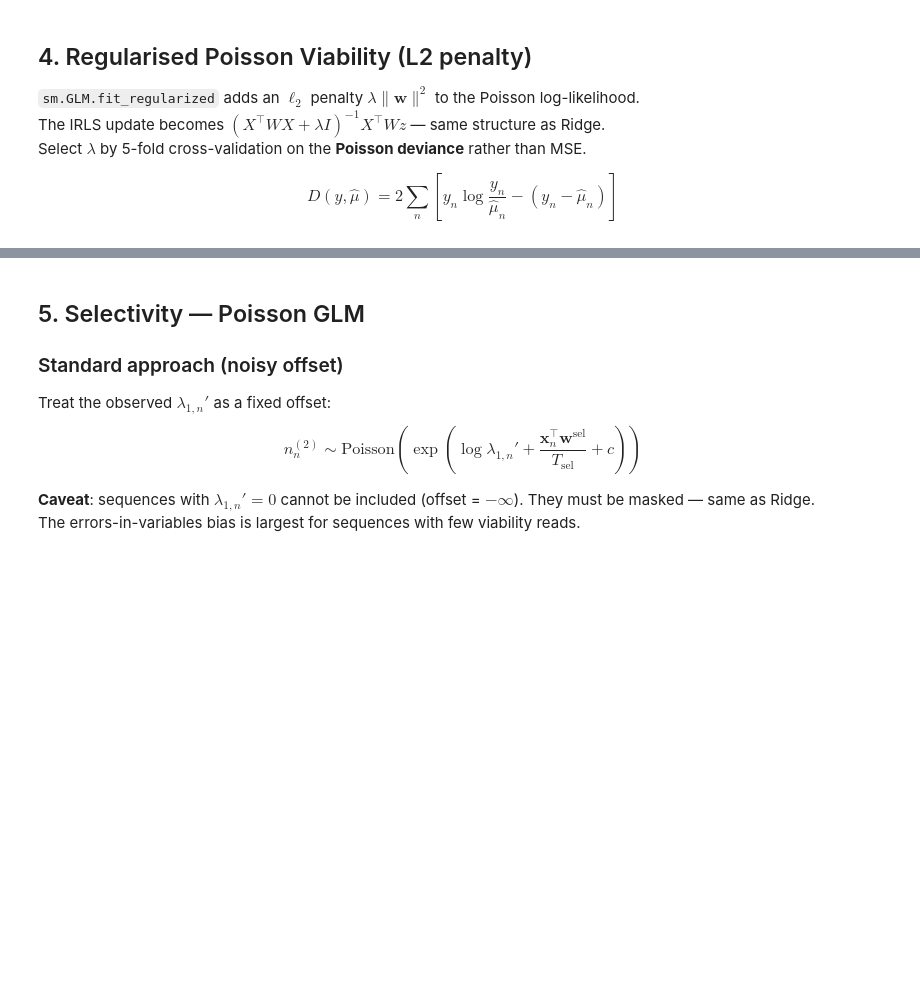
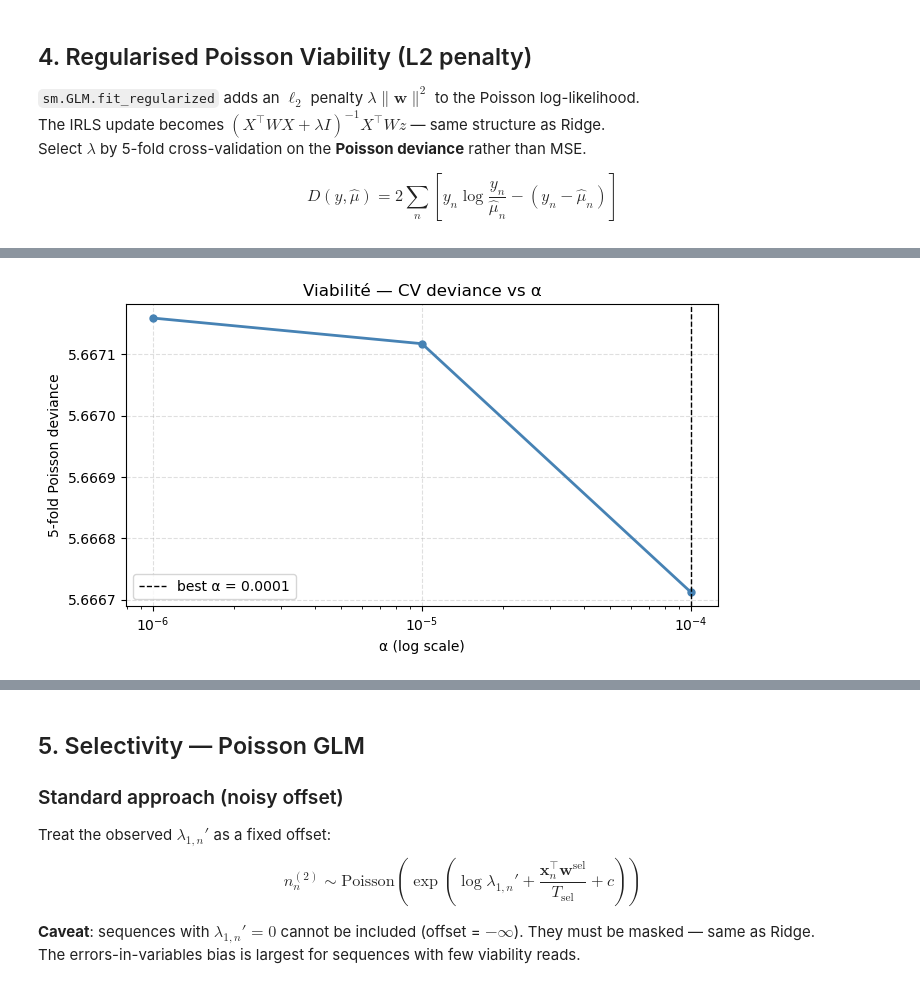
Before and after one commit to merlin-cc/Directed-Evolution-loop, a Jupyter notebook: Poisson_regression_for_linear_model.ipynb, the cells around one changed output, grey strips where cells are left out. Cells and saved outputs as stored; diff of their text form; code cells hidden in the pictures; blank space fills up the shorter version.

Commit message:
poisson regression

```diff
--- a/Poisson_regression_for_linear_model.ipynb
+++ b/Poisson_regression_for_linear_model.ipynb
@@ -113,27 +145,77 @@ $$
 D(y, \hat{\mu}) = 2 \sum_n \left[ y_n \log\frac{y_n}{\hat{\mu}_n} - (y_n - \hat{\mu}_n) \right]
 $$
 # %%
-# ── Cross-validation on Poisson deviance ──────────────────────────────────────
-lambdas  = np.logspace(-2, 2, 30)
-K_FOLDS  = 5
-kf       = KFold(n_splits=K_FOLDS, shuffle=True, random_state=0)
+def poisson_deviance(y, mu_hat):
+    """
+    Mean per-sample Poisson deviance: D(y,mu) = 2*mean[y*log(y/mu) - (y-mu)]
+    Convention: 0*log(0) = 0.
+    """
+    log_term = np.where(y > 0, y * np.log(np.maximum(y, 1e-10) / np.maximum(mu_hat, 1e-10)), 0.0)
+    return 2 * np.mean(log_term - (y - mu_hat))
 
-# TODO: implement CV loop
-# Hint: for each (train, val) split and each lam:
-#   fit sm.GLM(...).fit_regularized(alpha=lam, L1_wt=0.0)  ← pure L2
-#   compute Poisson deviance on the validation fold
-#   average across folds
 
-cv_deviance_viab = np.zeros(len(lambdas))   # fill this in
+def poisson_cv_deviance(X, y, offset, alphas, kf):
+    """
+    K-fold CV on Poisson deviance for a range of L2 penalties.
 
-lam_best_viab = lambdas[np.argmin(cv_deviance_viab)]
-print(f'Best λ viabilité : {lam_best_viab:.3f}')
+    Uses statsmodels fit_regularized (pure L2, L1_wt=0).
+    For speed: call on the masked (informative) sequences only.
+    The final fit is done on all sequences.
 
-# ── Plot CV curve ─────────────────────────────────────────────────────────────
+    Parameters
+    ----------
+    X      : (M, p) design matrix  — masked to lambda1p > 0
+    y      : (M,)   response counts
+    offset : (M,)   log-offset
+    alphas : array of L2 penalty strengths
+    kf     : KFold splitter
+    """
+    deviances = np.zeros(len(alphas))
+
+    for i, alpha in enumerate(alphas):
+        fold_devs = []
+        for tr, val in kf.split(X):
+            res = sm.GLM(
+                endog  = y[tr],
+                exog   = X[tr],
+                family = sm.families.Poisson(),
+                offset = offset[tr],
+            ).fit_regularized(alpha=alpha, L1_wt=0.0, maxiter=30)
+
+            mu_val = res.predict(exog=X[val], offset=offset[val])
+            fold_devs.append(poisson_deviance(y[val], mu_val))
+
+        deviances[i] = np.mean(fold_devs)
+        print(f'  α={alpha:8.4f}  deviance={deviances[i]:.6f}', flush=True)
+
+    return deviances
+
+
+# ── Run CV on masked sequences (lambda1p > 0) — faster than full 1M ──────────
+mask_viab  = np.array(lambda1p > 0)
+X_viab_m   = X_bias[mask_viab]
+y_viab_m   = np.array(lambda1p, dtype=float)[mask_viab]
+off_viab_m = offset_viab[mask_viab]
+
+print(f'CV sur {mask_viab.sum()} séquences informatives')
+
+alphas  = np.logspace(-6, -4, 3)
+K_FOLDS = 5
+kf      = KFold(n_splits=K_FOLDS, shuffle=True, random_state=0)
+
+cv_deviance_viab = poisson_cv_deviance(X_viab_m, y_viab_m, off_viab_m, alphas, kf)
+
+alpha_best_viab = alphas[np.argmin(cv_deviance_viab)]
+print(f'\nBest α viabilité : {alpha_best_viab:.4f}')
+
+# ── Plot ──────────────────────────────────────────────────────────────────────
 fig, ax = plt.subplots(figsize=(7, 4))
-ax.semilogx(lambdas, cv_deviance_viab, color='steelblue', lw=2)
-ax.axvline(lam_best_viab, color='k', linestyle='--', lw=1, label=f'best λ = {lam_best_viab:.3f}')
-ax.set_xlabel('λ'); ax.set_ylabel(f'{K_FOLDS}-fold Poisson deviance')
-ax.set_title('Viabilité — CV deviance vs λ')
+ax.semilogx(alphas, cv_deviance_viab, color='steelblue', lw=2, marker='o', ms=5)
+ax.axvline(alpha_best_viab, color='k', linestyle='--', lw=1,
+           label=f'best α = {alpha_best_viab:.4f}')
+ax.set_xlabel('α (log scale)')
+ax.set_ylabel(f'{K_FOLDS}-fold Poisson deviance')
+ax.set_title('Viabilité — CV deviance vs α')
 ax.legend(); ax.grid(True, linestyle='--', alpha=0.4)
 plt.tight_layout(); plt.show()
+# %% [output]
@@ -140 +228,2 @@ plt.tight_layout(); plt.show()
+[figure, added]
 # %%
```
Also changed, not shown: parts of 21 cells of this notebook, 1 other file.
